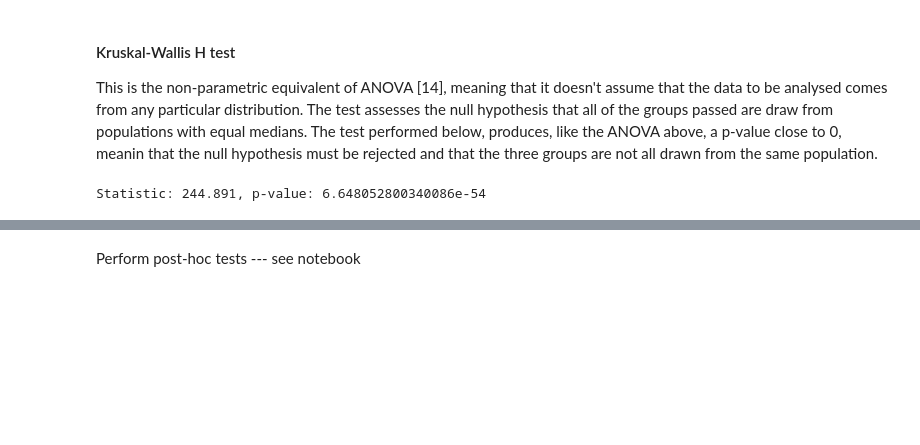
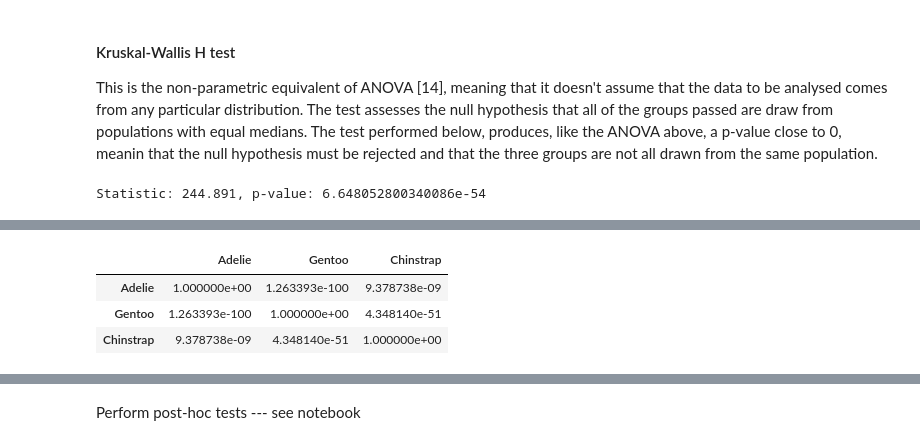
Before and after one commit to fod/machine-learning-statistics, a Jupyter notebook: scipy-stats.ipynb, the cells around one changed output, grey strips where cells are left out. Cells and saved outputs as stored; diff of their text form; code cells hidden in the pictures; blank space fills up the shorter version.

Commit message:
scipy-stats performed posthoc tests

```diff
--- a/scipy-stats.ipynb
+++ b/scipy-stats.ipynb
@@ -239,0 +246,8 @@ Statistic: 244.891, p-value: 6.648052800340086e-54
+# %%
+# Student's t-test post-hoc with holm correction
+sp.posthoc_ttest(penguins, val_col='Flipper Length', group_col='Species', p_adjust='holm')
+# %% [output]
+|  | Adelie | Gentoo | Chinstrap |
+| Adelie | 1.000000e+00 | 1.263393e-100 | 9.378738e-09 |
+| Gentoo | 1.263393e-100 | 1.000000e+00 | 4.348140e-51 |
+| Chinstrap | 9.378738e-09 | 4.348140e-51 | 1.000000e+00 |
```
Also changed, not shown: parts of 6 cells of this notebook.
